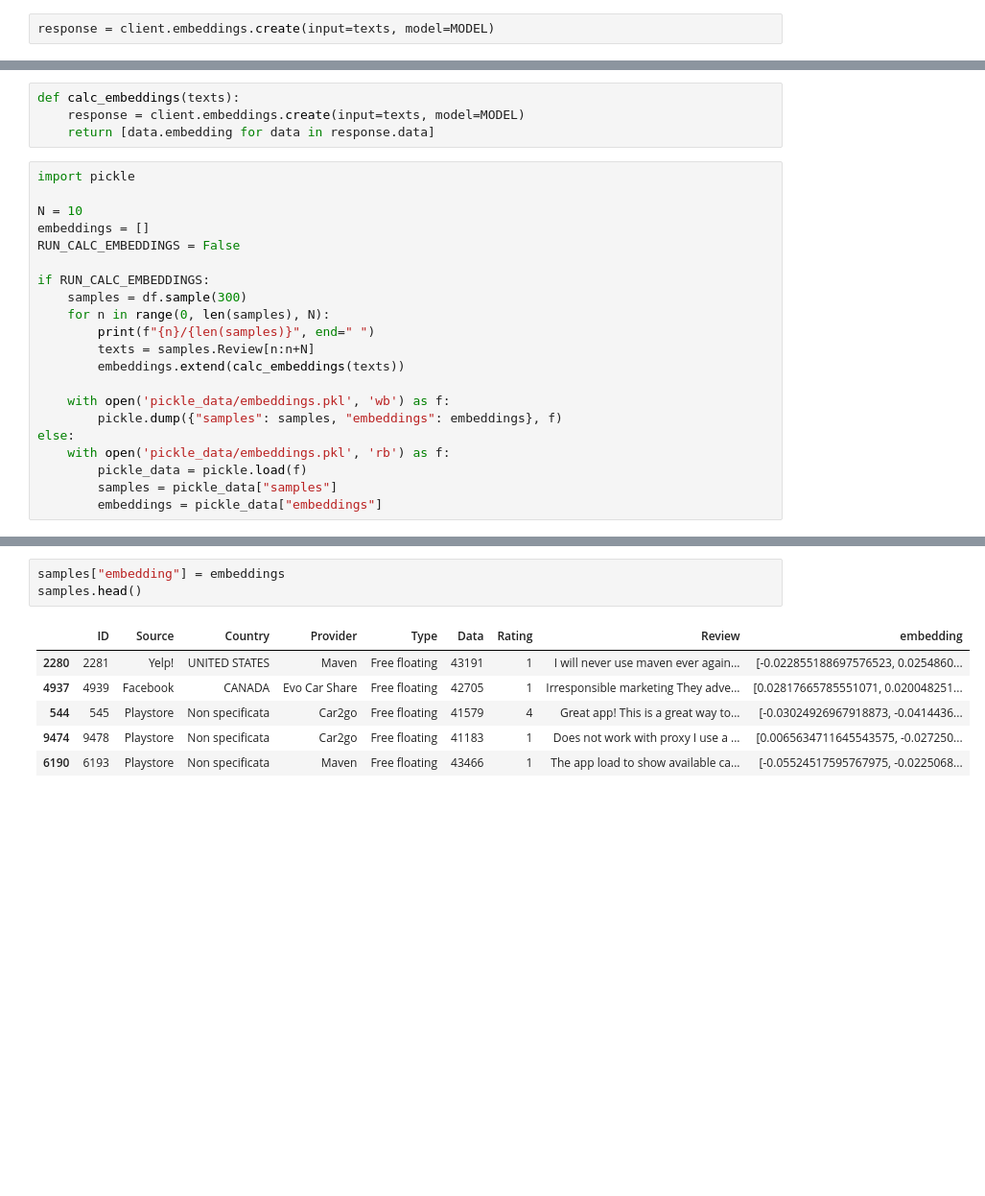
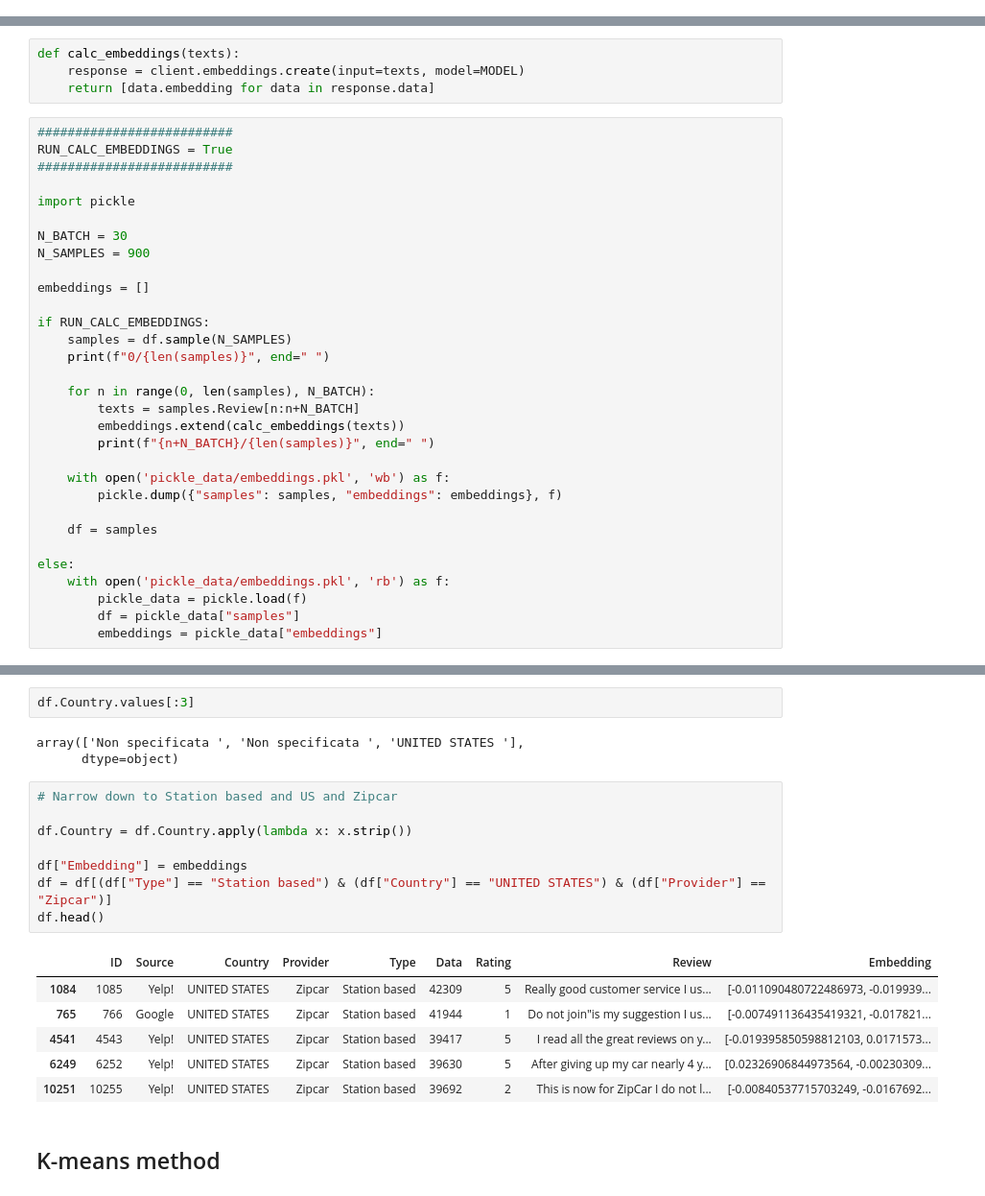
Before and after one commit to araobp/sveltekit-ai, a Jupyter notebook: ipynb/ClusteringVoC.ipynb, the cells around one changed output, grey strips where cells are left out. Shown: that part at 96% size. Cells and saved outputs as stored; diff of their text form; blank space fills up the shorter version.

```diff
--- a/ipynb/ClusteringVoC.ipynb
+++ b/ipynb/ClusteringVoC.ipynb
@@ -126,5 +120,3 @@ texts
 0    Did you know you can make a zipcar reservation...
 1    I've been meaning to write up Zipcar for a whi...
 Name: Review, dtype: object
-# %%
-response = client.embeddings.create(input=texts, model=MODEL)
@@ -153,23 +125,33 @@ def calc_embeddings(texts):
     response = client.embeddings.create(input=texts, model=MODEL)
     return [data.embedding for data in response.data]
 # %%
+##########################
+RUN_CALC_EMBEDDINGS = True
+##########################
+
 import pickle
 
-N = 10
+N_BATCH = 30
+N_SAMPLES = 900
+
 embeddings = []
-RUN_CALC_EMBEDDINGS = False
 
 if RUN_CALC_EMBEDDINGS:
-    samples = df.sample(300)
-    for n in range(0, len(samples), N):
-        print(f"{n}/{len(samples)}", end=" ")
-        texts = samples.Review[n:n+N]
+    samples = df.sample(N_SAMPLES)
+    print(f"0/{len(samples)}", end=" ")
+
+    for n in range(0, len(samples), N_BATCH):
+        texts = samples.Review[n:n+N_BATCH]
         embeddings.extend(calc_embeddings(texts))
+        print(f"{n+N_BATCH}/{len(samples)}", end=" ")
 
     with open('pickle_data/embeddings.pkl', 'wb') as f:
         pickle.dump({"samples": samples, "embeddings": embeddings}, f)
+
+    df = samples
+
 else:
     with open('pickle_data/embeddings.pkl', 'rb') as f:
         pickle_data = pickle.load(f)
-        samples = pickle_data["samples"]
+        df = pickle_data["samples"]
         embeddings = pickle_data["embeddings"]
@@ -176,10 +169,22 @@ else:
+# %%
+df.Country.values[:3]
+# %% [output]
+array(['Non specificata ', 'Non specificata ', 'UNITED STATES '],
+      dtype=object)
 # %%
-samples["embedding"] = embeddings
-samples.head()
+# Narrow down to Station based and US and Zipcar
+
+df.Country = df.Country.apply(lambda x: x.strip())
+
+df["Embedding"] = embeddings
+df = df[(df["Type"] == "Station based") & (df["Country"] == "UNITED STATES") & (df["Provider"] == "Zipcar")]
+df.head()
 # %% [output]
-|  | ID | Source | Country | Provider | Type | Data | Rating | Review | embedding |
-| 2280 | 2281 | Yelp! | UNITED STATES | Maven | Free floating | 43191 | 1 | I will never use maven ever again... | [-0.022855188697576523, 0.0254860... |
-| 4937 | 4939 | Facebook | CANADA | Evo Car Share | Free floating | 42705 | 1 | Irresponsible marketing They adve... | [0.02817665785551071, 0.020048251... |
-| 544 | 545 | Playstore | Non specificata | Car2go | Free floating | 41579 | 4 | Great app! This is a great way to... | [-0.03024926967918873, -0.0414436... |
-| 9474 | 9478 | Playstore | Non specificata | Car2go | Free floating | 41183 | 1 | Does not work with proxy I use a ... | [0.0065634711645543575, -0.027250... |
-| 6190 | 6193 | Playstore | Non specificata | Maven | Free floating | 43466 | 1 | The app load to show available ca... | [-0.05524517595767975, -0.0225068... |
+|  | ID | Source | Country | Provider | Type | Data | Rating | Review | Embedding |
+| 1084 | 1085 | Yelp! | UNITED STATES | Zipcar | Station based | 42309 | 5 | Really good customer service I us... | [-0.011090480722486973, -0.019939... |
+| 765 | 766 | Google | UNITED STATES | Zipcar | Station based | 41944 | 1 | Do not join"is my suggestion I us... | [-0.007491136435419321, -0.017821... |
+| 4541 | 4543 | Yelp! | UNITED STATES | Zipcar | Station based | 39417 | 5 | I read all the great reviews on y... | [-0.019395850598812103, 0.0171573... |
+| 6249 | 6252 | Yelp! | UNITED STATES | Zipcar | Station based | 39630 | 5 | After giving up my car nearly 4 y... | [0.02326906844973564, -0.00230309... |
+| 10251 | 10255 | Yelp! | UNITED STATES | Zipcar | Station based | 39692 | 2 | This is now for ZipCar I do not l... | [-0.00840537715703249, -0.0167692... |
+# %% [markdown]
+## K-means method
```
Also changed, not shown: parts of 12 cells of this notebook, 1 other file.
